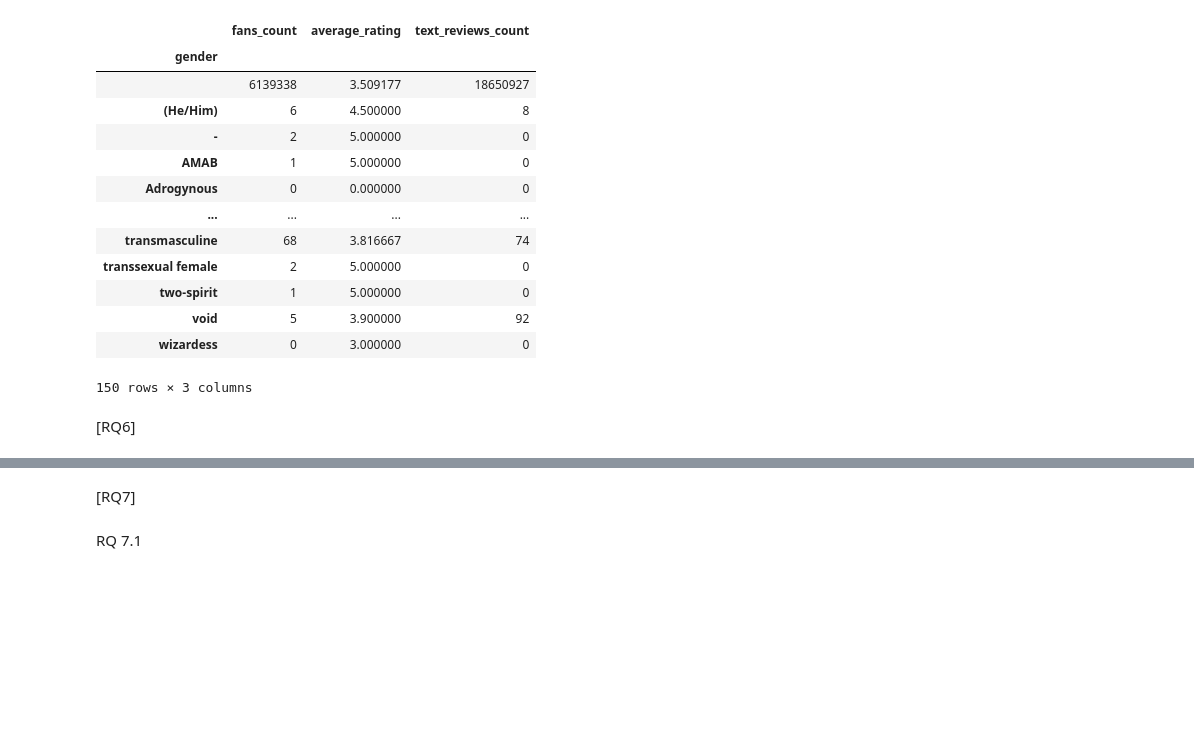
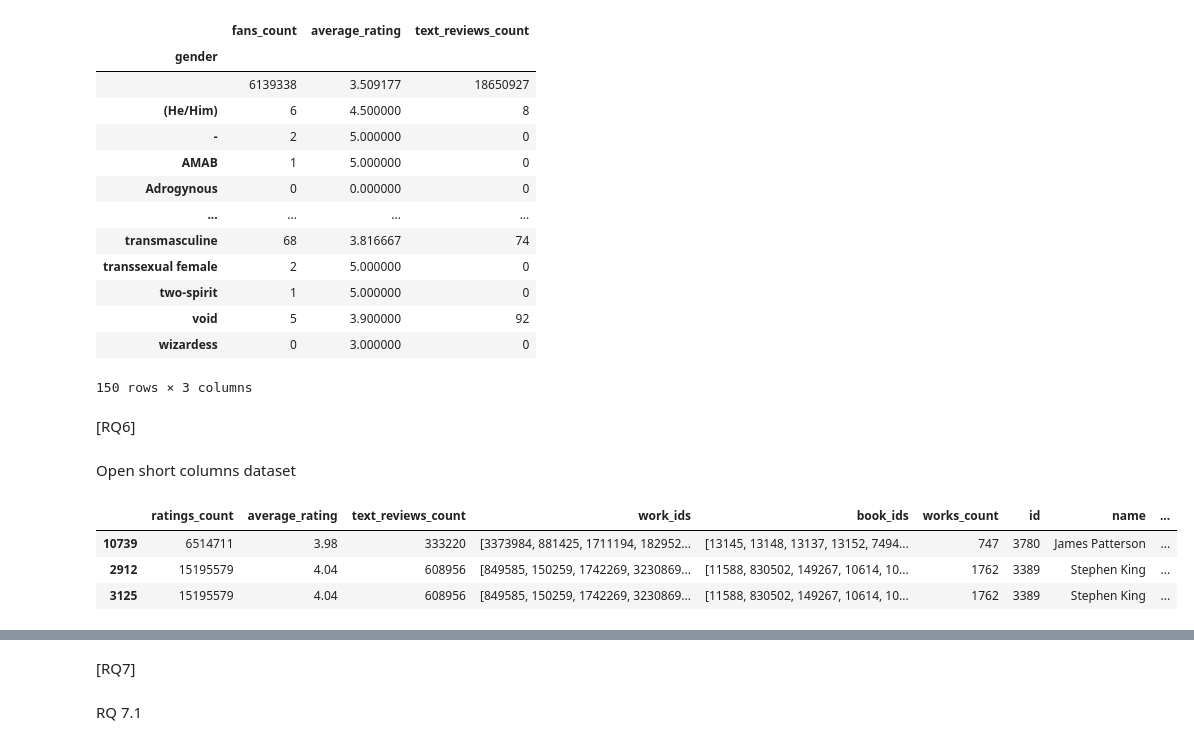
Before and after one commit to diego-ciciani01/ADM---HV2, a Jupyter notebook: Homework_2.ipynb, the cells around one changed output, grey strips where cells are left out. Cells and saved outputs as stored; diff of their text form; code cells hidden in the pictures; blank space fills up the shorter version.

```diff
--- a/Homework_2.ipynb
+++ b/Homework_2.ipynb
@@ -909,6 +901,17 @@ books = pd.concat(books, ignore_index = True)
+# %% [markdown]
+Open short columns dataset
+# %%
+books_short = read_only_columns(path_books_dataset_diego, ["author_id", "original_publication_date", "series_id", "work_id"])
 # %%
 authors['num_books']=authors['book_ids'].apply(lambda x : len(x))
 top_ten = authors.sort_values(by=['fans_count','num_books'],ascending=False)[:10]
 # %%
-books['newpublication_date'] = books['original_publication_date'].str.split('-')
-mergetop_ten=pd.merge(top_ten,books,left_on='id',right_on='author_id',how='inner')
+books_short['newpublication_date'] = books_short['original_publication_date'].str.split('-')
+mergetop_ten=pd.merge(top_ten,books_short,left_on='id',right_on='author_id',how='inner')
+# %%
+mergetop_ten.head(3)
+# %% [output]
+|  | ratings_count | average_rating | text_reviews_count | work_ids | book_ids | works_count | id | name | ... |
+| 10739 | 6514711 | 3.98 | 333220 | [3373984, 881425, 1711194, 182952... | [13145, 13148, 13137, 13152, 7494... | 747 | 3780 | James Patterson | ... |
+| 2912 | 15195579 | 4.04 | 608956 | [849585, 150259, 1742269, 3230869... | [11588, 830502, 149267, 10614, 10... | 1762 | 3389 | Stephen King | ... |
+| 3125 | 15195579 | 4.04 | 608956 | [849585, 150259, 1742269, 3230869... | [11588, 830502, 149267, 10614, 10... | 1762 | 3389 | Stephen King | ... |
```
Also changed, not shown: parts of 16 cells of this notebook.
